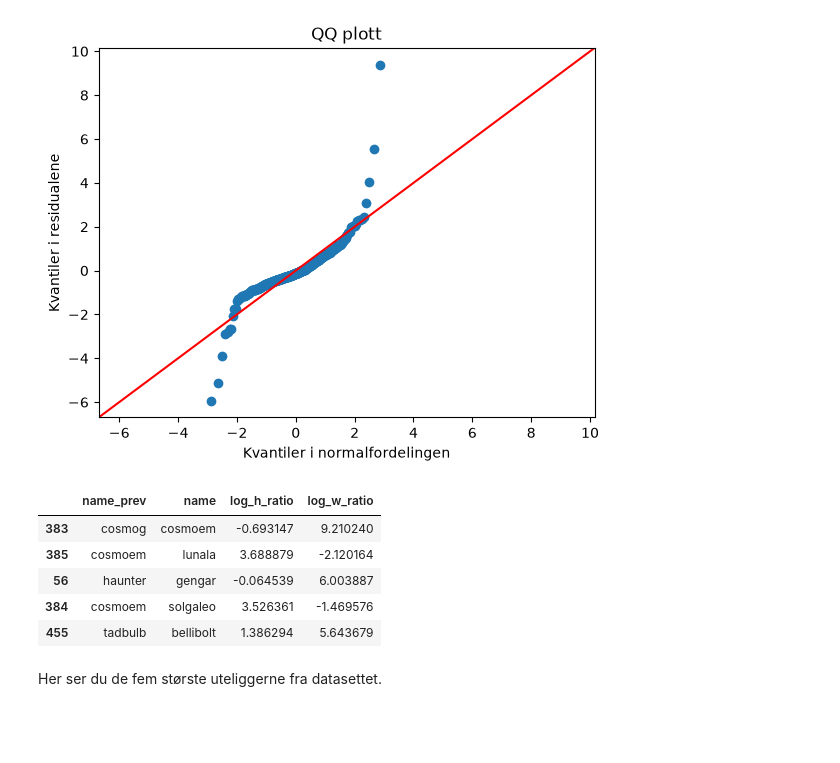
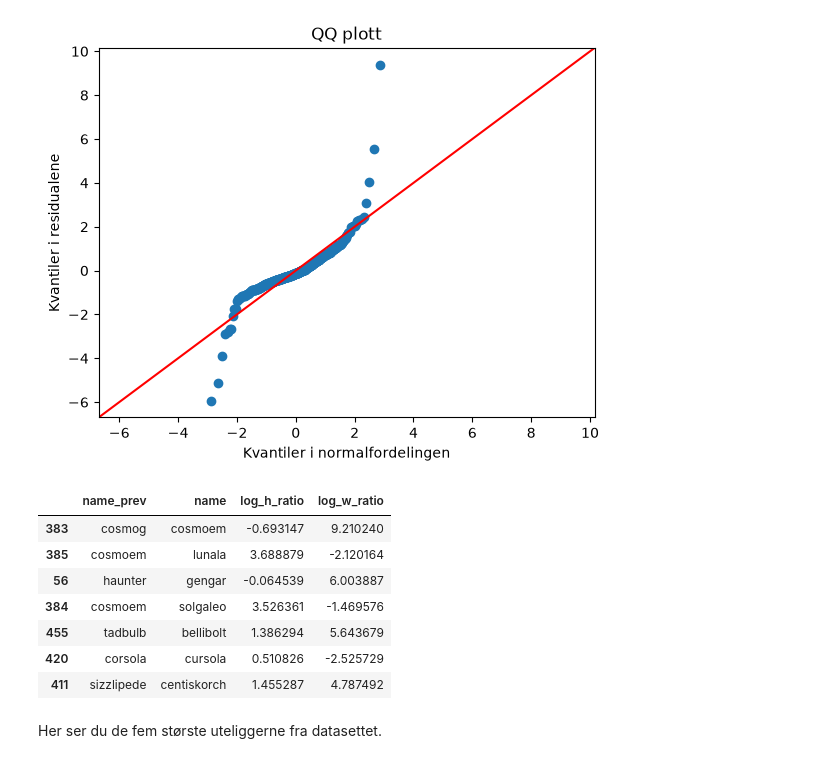
Before and after one commit to Kvestboe/stats_prosjekt, a Jupyter notebook: regresjonsanalyse.ipynb, the cells around one changed output. Drawn from its saved outputs; the diff is of its cells as text; code cells hidden in the pictures; blank space fills up the shorter version.

```diff
--- a/regresjonsanalyse.ipynb
+++ b/regresjonsanalyse.ipynb
@@ -183,13 +183,15 @@ plt.show()
 [figure]
 [figure]
 # %%
-pairs.loc[resultat.resid.abs().nlargest(5).index, ["name_prev", "name", "log_h_ratio", "log_w_ratio"]]
+pairs.loc[resultat.resid.abs().nlargest(7).index, ["name_prev", "name", "log_h_ratio", "log_w_ratio"]]
 # %% [output]
 |  | name_prev | name | log_h_ratio | log_w_ratio |
 | 383 | cosmog | cosmoem | -0.693147 | 9.210240 |
 | 385 | cosmoem | lunala | 3.688879 | -2.120164 |
 | 56 | haunter | gengar | -0.064539 | 6.003887 |
 | 384 | cosmoem | solgaleo | 3.526361 | -1.469576 |
 | 455 | tadbulb | bellibolt | 1.386294 | 5.643679 |
+| 420 | corsola | cursola | 0.510826 | -2.525729 |
+| 411 | sizzlipede | centiskorch | 1.455287 | 4.787492 |
 # %% [markdown]
 Her ser du de fem største uteliggerne fra datasettet.
```
Also changed, not shown: parts of 7 cells of this notebook, 1 other file.
